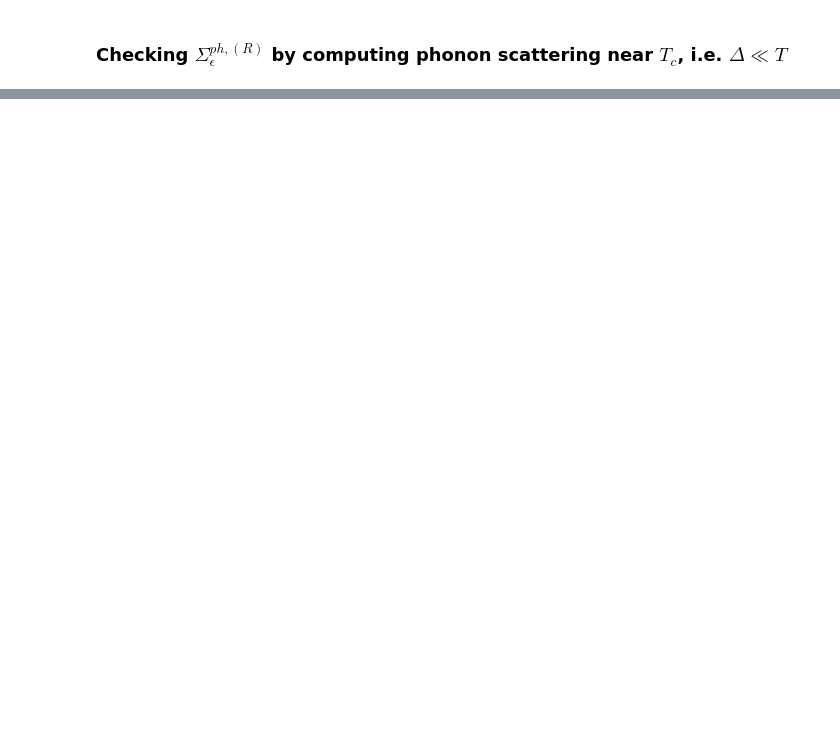
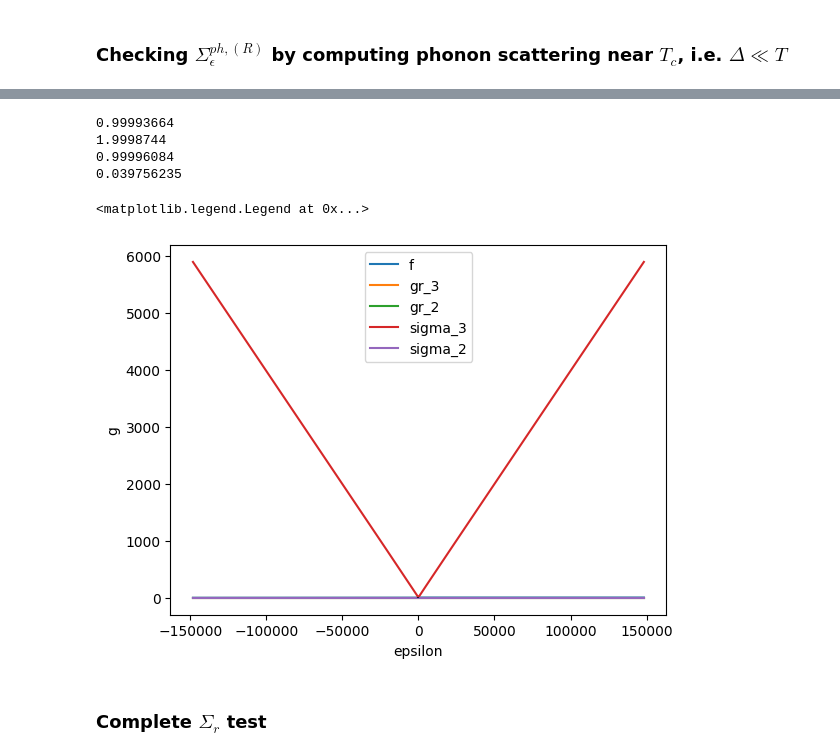
Before and after one commit to j-curtis/psBQP, a Jupyter notebook: Usadel_code_check.ipynb, the cells around one changed output, grey strips where cells are left out. Saved outputs shown, nothing was run; the diff lists cells and outputs as text; code cells hidden in the pictures; blank space fills up the shorter version.

```diff
--- a/Usadel_code_check.ipynb
+++ b/Usadel_code_check.ipynb
@@ -311,0 +345,10 @@ Linear response transmitivity is (0.9780233+1.8851479e-08j)
+# %%
+crt_gr =  g_list[0]
+crt_gap = gap_list[0]
+print('gap is', crt_gap)
+crt_f = nmb.NambuTensor(my_usadel._thermal_occupation_numbers(1.0),0)
+
+gap2 = my_usadel._calc_gap(crt_gr, crt_f)
+print('gap2 is', gap2)
+
+crt_sigma = PhononScattering(scattering_rate= 1.0, omega_arr= omega_grid, temperature = 1.0)
@@ -311,0 +358,10 @@ Linear response transmitivity is (0.9780233+1.8851479e-08j)
+# %%
+scattering_sigma = crt_sigma._sigma_r(crt_gr, crt_f)
+# %%
+crt_gk = crt_gr @ crt_f + crt_f @ crt_gr._involution()
+kernel1 = omega_grid**2/(jnp.tanh(jnp.abs(omega_grid)/2/1.0 + 1e-4))
+kernel2 = (omega_grid**2 * jnp.sign(omega_grid))
+
+deps = jnp.diff(omega_grid,prepend= omega_grid[0])
+
+print(deps)
@@ -311,0 +386,37 @@ Linear response transmitivity is (0.9780233+1.8851479e-08j)
+# %%
+plt.plot(omega_grid**3, jnp.real(crt_f._trace(0)), label = 'f')
+plt.plot(omega_grid**3, jnp.real(crt_gr._trace(3)), label = 'gr_3')
+plt.plot(omega_grid**3, jnp.imag(crt_gr._trace(2)), label = 'gr_2')
+#plt.plot(omega_grid, jnp.imag(crt_gr._trace(1)), label = 'gr_1')
+
+#plt.plot(omega_grid, jnp.real(crt_gk._trace(3)), label = 'gk')
+plt.plot(omega_grid**3, jnp.imag(scattering_sigma._trace(3)), label = 'sigma_3')
+plt.plot(omega_grid**3, jnp.imag(scattering_sigma._trace(2)), label = 'sigma_2')
+
+#plt.plot(omega_grid, kernel1, label = 'kernel1')
+#plt.plot(omega_grid, 0.5 * kernel2 * jnp.real(crt_f._trace(0)), label = 'kernel2')
+plt.vlines(crt_gap, -5, 5, colors = 'k', linestyles = 'dashed', alpha = 0.5)
+plt.vlines(-crt_gap, -5, 5, colors = 'k', linestyles = 'dashed', alpha = 0.5)
+
+#plt.plot(omega_grid, kernel1 - 0.5 * kernel2 * jnp.real(crt_f._trace(0)), label = 'integrand')
+#plt.plot(omega_grid, kernel1 * jnp.real(crt_gr._trace(3)) - 0.5 * kernel2 * jnp.real(crt_gk._trace(3)), label = 'integrand')
+print(jnp.sum(deps * (kernel1 - 0.5 * kernel2 * jnp.real(crt_f._trace(0))))/2/7/1.202056)
+print(jnp.sum(deps * (kernel1 * jnp.real(crt_gr._trace(3)) - 0.5 * kernel2 * jnp.real(crt_gk._trace(3)) )/2/7/1.202056))
+print(jnp.min(jnp.imag(scattering_sigma._trace(3))))
+print(jnp.max(jnp.imag(scattering_sigma._trace(3)))/cutoff**3)
+
+plt.xlabel('epsilon')
+plt.ylabel('g')
+#plt.xlim(-5,5)
+#plt.ylim(-5,5)
+
+plt.legend()
+# %% [output]
+0.99993664
+1.9998744
+0.99996084
+0.039756235
+<matplotlib.legend.Legend at 0x...>
+[figure, added]
+# %% [markdown]
+### Complete $\Sigma_r$ test
```
Also changed, not shown: parts of 27 cells of this notebook, 25 other files.
